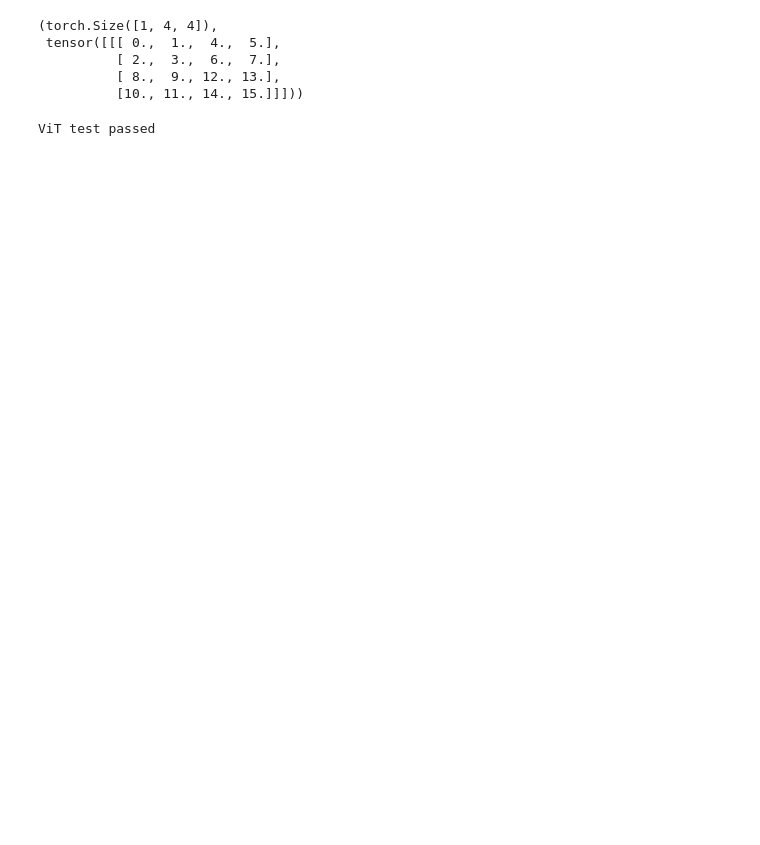
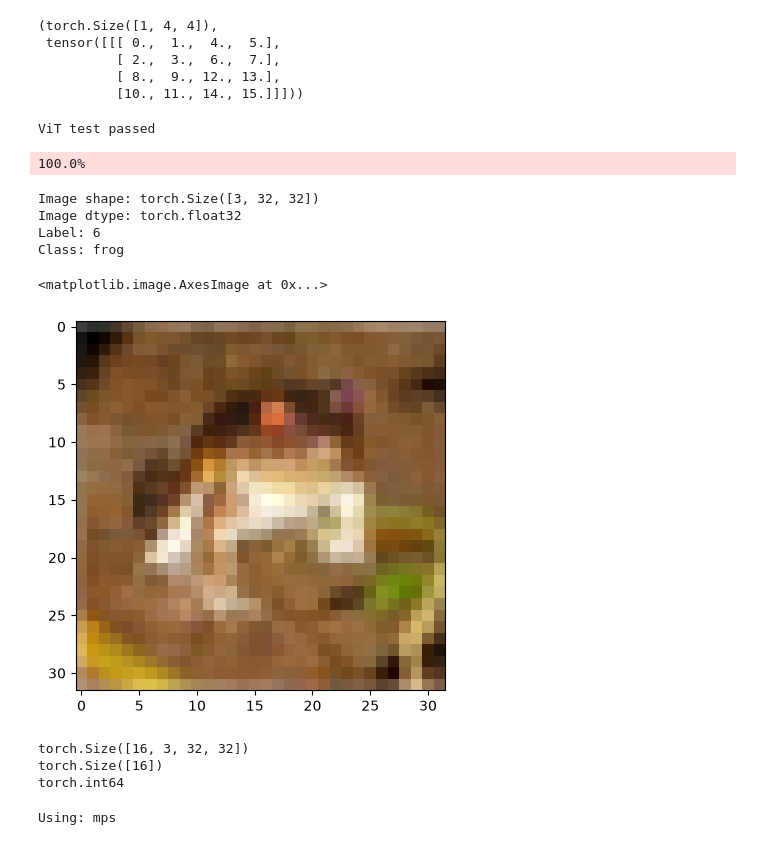
Before and after one commit to fender70/ViT-reimplementation, a Jupyter notebook: notebooks/01_ViT.ipynb, the cells around one changed output. Cells and saved outputs as stored; diff of their text form; code cells hidden in the pictures; blank space fills up the shorter version.

Commit message:
test train on subset of CIFAR10

```diff
--- a/notebooks/01_ViT.ipynb
+++ b/notebooks/01_ViT.ipynb
@@ -586,3 +591,43 @@ test_vit_forward_and_backward_contract()
 print("ViT test passed")
 # %% [output]
 ViT test passed
+# %%
+transform = transforms.Compose([
+    transforms.ToTensor(),
+])
+
+train_dataset = datasets.CIFAR10(
+    root="./data",
+    train=True,
+    download=True,
+    transform=transform,
+)
+
+test_dataset = datasets.CIFAR10(
+    root="./data",
+    train=False,
+    download=True,
+    transform=transform,
+)
+# %% [output]
+100.0%
+# %%
+image, label = train_dataset[0]
+
+print("Image shape:", image.shape)
+print("Image dtype:", image.dtype)
+print("Label:", label)
+print("Class:", train_dataset.classes[label])
+# %% [output]
+Image shape: torch.Size([3, 32, 32])
+Image dtype: torch.float32
+Label: 6
+Class: frog
+# %%
+np_img = image.numpy()
+plt_img = np.transpose(np_img, (1, 2, 0))
+
+plt.imshow(plt_img)
+# %% [output]
+<matplotlib.image.AxesImage at 0x...>
+[figure, added]
@@ -588,0 +655,21 @@ ViT test passed
+# %%
+images, labels = next(iter(tiny_loader))
+
+print(images.shape)
+print(labels.shape)
+print(labels.dtype)
+# %% [output]
+torch.Size([16, 3, 32, 32])
+torch.Size([16])
+torch.int64
+# %%
+if torch.cuda.is_available():
+    device = torch.device("cuda")
+elif torch.backends.mps.is_available():
+    device = torch.device("mps")
+else:
+    device = torch.device("cpu")
+
+print("Using:", device)
+# %% [output]
+Using: mps
```
Also changed, not shown: parts of 7 cells of this notebook, 2 other files.
